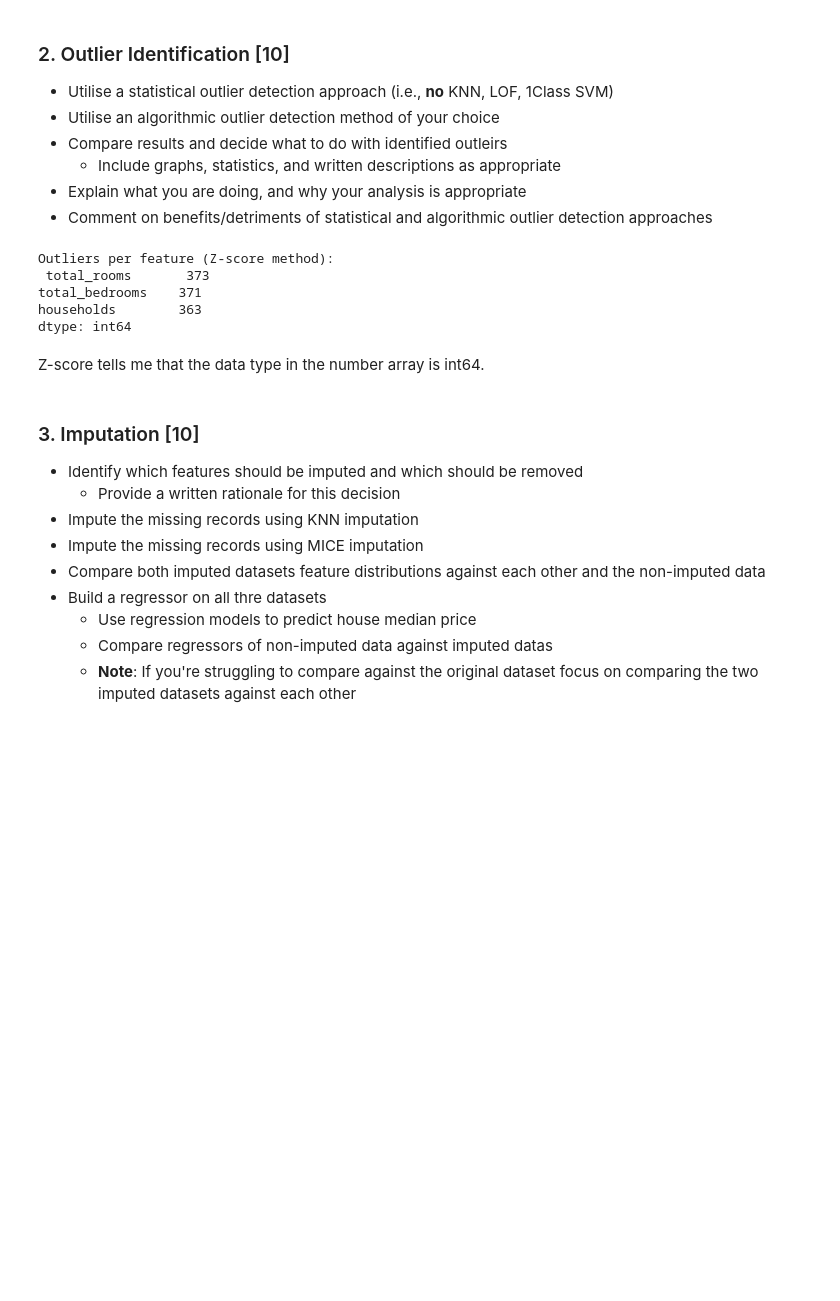
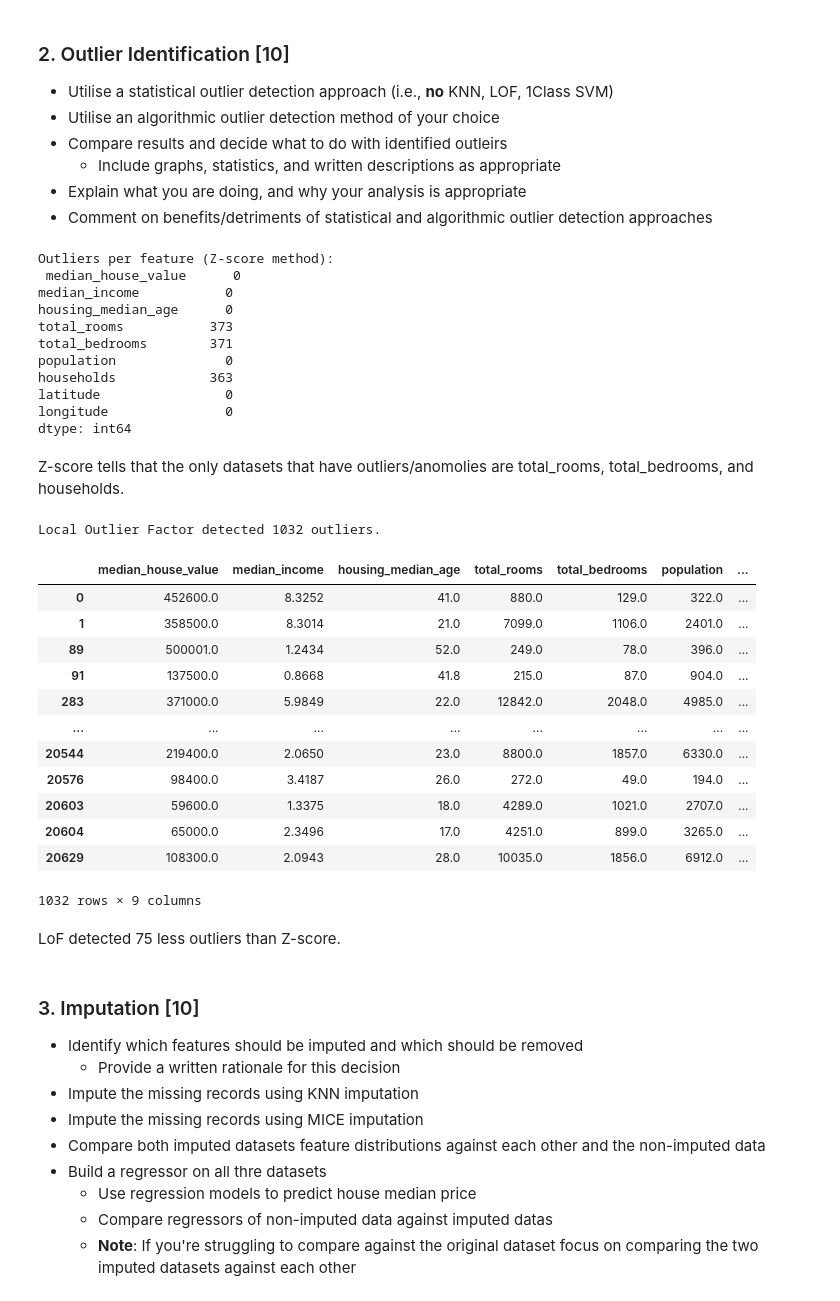
Before and after one commit to RDRWarrior/CSC1035_Java101, a Jupyter notebook: Coursework/CSC3831_Final_Assessment.ipynb, the cells around one changed output. Cells and saved outputs as stored; diff of their text form; code cells hidden in the pictures; blank space fills up the shorter version.

```diff
--- a/Coursework/CSC3831_Final_Assessment.ipynb
+++ b/Coursework/CSC3831_Final_Assessment.ipynb
@@ -232,15 +232,51 @@ z_outliers = (z_scores.abs() > 3)
 
 # Count the outliers in each feature
 z_outlier_counts = z_outliers.sum()
-print("Outliers per feature (Z-score method):\n", z_outlier_counts[z_outlier_counts > 0])
+print("Outliers per feature (Z-score method):\n", z_outlier_counts)
 # %% [output]
 Outliers per feature (Z-score method):
- total_rooms       373
-total_bedrooms    371
-households        363
+ median_house_value      0
+median_income           0
+housing_median_age      0
+total_rooms           373
+total_bedrooms        371
+population              0
+households            363
+latitude                0
+longitude               0
 dtype: int64
-# %% [markdown]
-Z-score tells me that the data type in the number array is int64.
+# %% [markdown]
+Z-score tells that the only datasets that have outliers/anomolies are total_rooms, total_bedrooms, and households.
+# %%
+# Initialize and apply Local Outlier Factor on imputed data
+lof = LocalOutlierFactor(n_neighbors=20, contamination=0.05)
+lof_predictions = lof.fit_predict(houses_imputed)
+
+# Identify outliers
+lof_outliers = (lof_predictions == -1)
+lof_outlier_count = lof_outliers.sum()
+print(f"Local Outlier Factor detected {lof_outlier_count} outliers.")
+
+# Show rows flagged as outliers
+outlier_rows = houses_imputed[lof_outliers]
+display(outlier_rows)
+# %% [output]
+Local Outlier Factor detected 1032 outliers.
+|  | median_house_value | median_income | housing_median_age | total_rooms | total_bedrooms | population | ... |
+| 0 | 452600.0 | 8.3252 | 41.0 | 880.0 | 129.0 | 322.0 | ... |
+| 1 | 358500.0 | 8.3014 | 21.0 | 7099.0 | 1106.0 | 2401.0 | ... |
+| 89 | 500001.0 | 1.2434 | 52.0 | 249.0 | 78.0 | 396.0 | ... |
+| 91 | 137500.0 | 0.8668 | 41.8 | 215.0 | 87.0 | 904.0 | ... |
+| 283 | 371000.0 | 5.9849 | 22.0 | 12842.0 | 2048.0 | 4985.0 | ... |
+| ... | ... | ... | ... | ... | ... | ... | ... |
+| 20544 | 219400.0 | 2.0650 | 23.0 | 8800.0 | 1857.0 | 6330.0 | ... |
+| 20576 | 98400.0 | 3.4187 | 26.0 | 272.0 | 49.0 | 194.0 | ... |
+| 20603 | 59600.0 | 1.3375 | 18.0 | 4289.0 | 1021.0 | 2707.0 | ... |
+| 20604 | 65000.0 | 2.3496 | 17.0 | 4251.0 | 899.0 | 3265.0 | ... |
+| 20629 | 108300.0 | 2.0943 | 28.0 | 10035.0 | 1856.0 | 6912.0 | ... |
+1032 rows × 9 columns
+# %% [markdown]
+LoF detected 75 less outliers than Z-score.
 # %% [markdown]
 ### 3. Imputation [10]
 - Identify which features should be imputed and which should be removed
```
Also changed, not shown: parts of 1 cell of this notebook.
